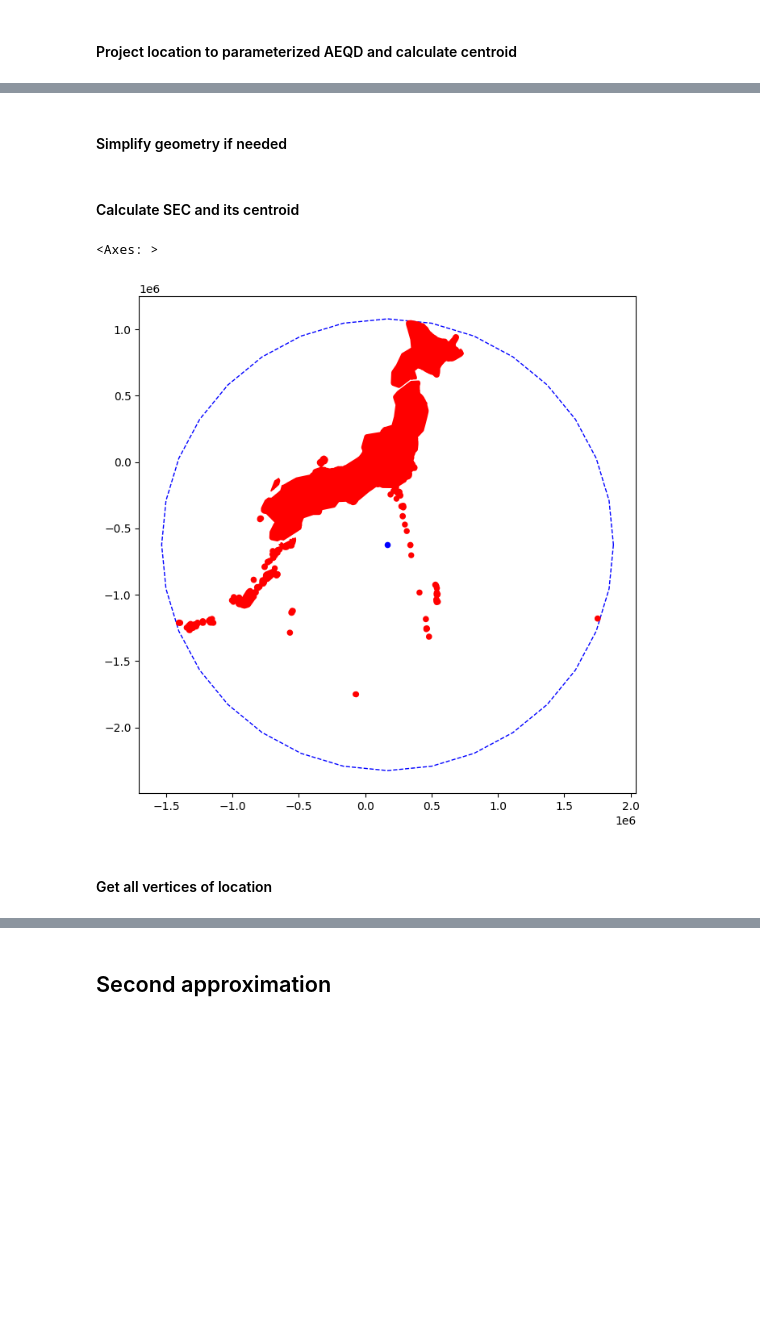
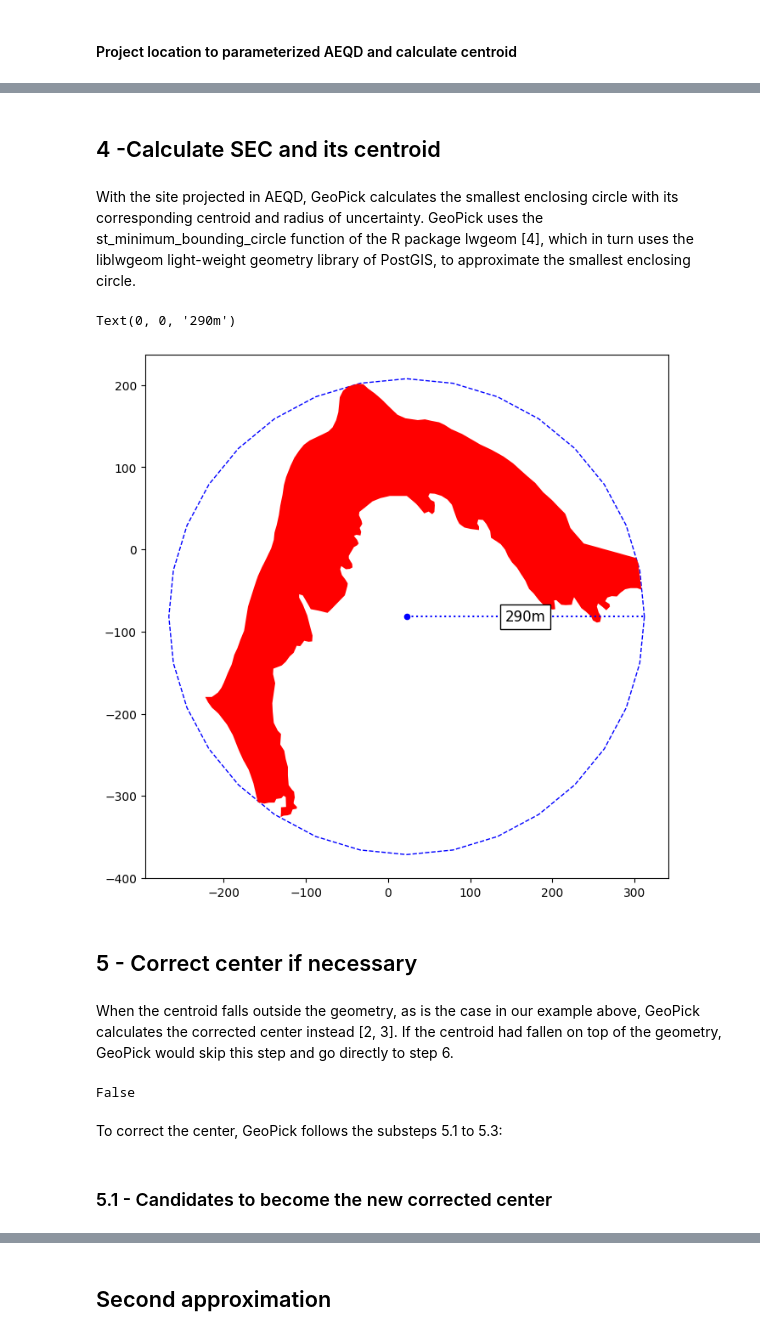
Before and after one commit to rtdeb/GeoPick, a Jupyter notebook: py/geopick_test_notebook.ipynb, the cells around one changed output, grey strips where cells are left out. Drawn from its saved outputs; the diff is of its cells as text; code cells hidden in the pictures; blank space fills up the shorter version.

```diff
--- a/py/geopick_test_notebook.ipynb
+++ b/py/geopick_test_notebook.ipynb
@@ -25,9 +29,6 @@ The polygon below represents the geometry resulting from retrospective georefere
 # %% [markdown]
 #### Run next cell and enter your WKT in the text area below, alternatiely use the one by default
 # %%
-import ipywidgets as widgets
-from IPython.display import display
-
 # Create a Textarea widget
 textarea_input = widgets.Textarea(
     value='',
@@ -45,10 +46,9 @@ button.on_click(clear_wkt_textarea)
 box = widgets.VBox([button, textarea_input], layout=widgets.Layout(align_items='flex-start'))
 
 # f_wkt = "../data/capdecreus.txt"
-f_wkt = "../data/wkt_different_than_geopickR.txt"
+f_wkt = "../data/capdecreus.wkt"
 location_wkt = textarea_input.value
 location_wkt = pathlib.Path(f_wkt).read_text()
 textarea_input.value = location_wkt
-
 display(box)
 # %% [output]
@@ -111,2 +146,0 @@ axes[1].set_xticklabels(xticks, rotation=45); # ; makes xticks not to be printed
-# %% [markdown]
-#### Simplify geometry if needed
@@ -118,16 +147,42 @@ location_aeqd = gp.simplify_geometry(location_aeqd)
 # %% [markdown]
-#### Calculate SEC and its centroid
+## 4 -Calculate SEC and its centroid
+# %% [markdown]
+With the site projected in AEQD, GeoPick calculates the smallest enclosing circle with its corresponding centroid and radius of uncertainty. GeoPick uses the st_minimum_bounding_circle function of the R package lwgeom [4], which in turn uses the liblwgeom light-weight geometry library of PostGIS, to approximate the smallest enclosing circle.
 # %%
 sec_aeqd = gp.get_sec(location_aeqd)
 centroid_aeqd = gp.get_sec_centroid(sec_aeqd)
 centroid_aeqd.crs = proj_aeqd
+coords1 = centroid_aeqd.get_coordinates()
+p1 = [coords1["x"][0], coords1["y"][0]]
+coords2 = sec_aeqd.get_coordinates().iloc[0]
+p2 = [max(sec_aeqd.get_coordinates()["x"]), coords2["y"]]
+uncertainty = str(round((max(sec_aeqd.get_coordinates()["x"]) - coords1["x"])[0])) + "m"
+radius_line = gpd.GeoSeries(
+    [
+        shapely.geometry.LineString([(p1[0], p1[1]), (p2[0], p2[1])]),
+    ],
+    crs=proj_aeqd
+)
 
+# Plot
 fig, ax = plt.subplots(figsize=(8, 8))
 sec_aeqd.plot(aspect = "equal", facecolor = "none", edgecolor = "blue", linestyle = "dashed", ax = ax)
 location_aeqd.plot(aspect = "equal", color = "red", ax = ax)
 centroid_aeqd.plot(aspect = "equal", color = "blue", markersize = 20, ax = ax)
+radius_line.plot(aspect = "equal", color = "blue", markersize = 20, linestyle = "dotted", ax = ax)
+ax.annotate(uncertainty, xy=(radius_line.centroid.x[0], radius_line.centroid.y[0]), xytext=(0, 0), textcoords='offset points', fontsize=12, ha='center', va='center', bbox=dict(facecolor='white', alpha=1, edgecolor='black'))
 # %% [output]
-<Axes: >
+Text(0, 0, '290m')
-[figure, old version]
+[figure, new version]
-# %% [markdown]
-#### Get all vertices of location
+# %% [markdown]
+## 5 - Correct center if necessary
+# %% [markdown]
+When the centroid falls outside the geometry, as is the case in our example above, GeoPick calculates the corrected center instead [2, 3]. If the centroid had fallen on top of the geometry, GeoPick would skip this step and go directly to step 6.
+# %%
+centroid_inside = gp.is_centroid_inside(centroid_aeqd, location_aeqd)
+# %% [output]
+False
+# %% [markdown]
+To correct the center, GeoPick follows the substeps 5.1 to 5.3:
+# %% [markdown]
+### 5.1 - Candidates to become the new corrected center
```
Also changed, not shown: parts of 31 cells of this notebook, 2 other files.
